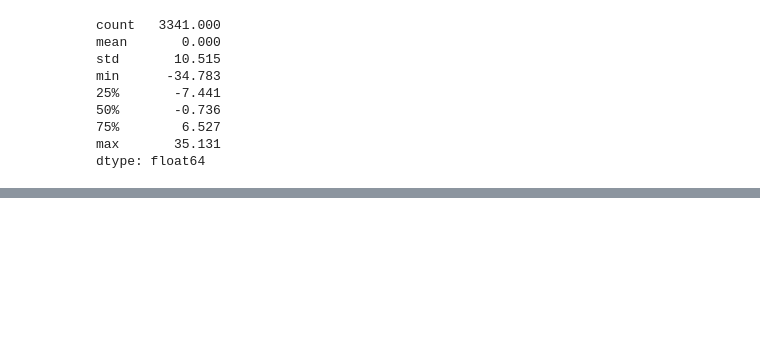
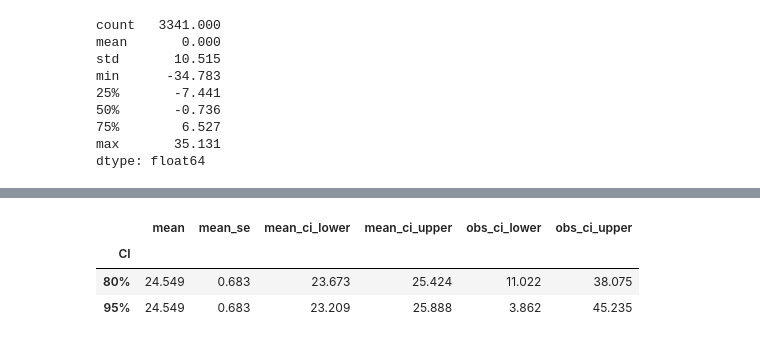
Before and after one commit to nxfern/DA3_Assignment_1, a Jupyter notebook: DA3_Assignment_1_NF.ipynb, the cells around one changed output, grey strips where cells are left out. Saved outputs shown, nothing was run; the diff lists cells and outputs as text; code cells hidden in the pictures; blank space fills up the shorter version.

```diff
--- a/DA3_Assignment_1_NF.ipynb
+++ b/DA3_Assignment_1_NF.ipynb
@@ -460,0 +503,27 @@ dtype: float64
+# %%
+# Changing union membership to no and running prediction
+pv2 = pd.DataFrame(pd.Series({
+    "age":35,
+    "agesq":35**2,
+    "female":1,
+    "no_degree":0,
+    "associate":0,
+    "higher_edu":0,
+    "black":1,
+    "asian":0,
+    "unionmme":0,
+    "hrwage":np.nan,
+})).T
+
+p2_95 = reg3.get_prediction(pv2).summary_frame()
+p2_80 = reg3.get_prediction(pv2).summary_frame(alpha=.2)
+
+df2 = pd.concat([p2_95, p2_80], axis=0, keys=['95%', '80%']).reset_index().groupby('level_0').value_counts().reset_index()
+df2.drop(columns=['level_1', 'count'], inplace=True)
+df2.rename(columns={'level_0': 'CI'}, inplace=True)
+df2.set_index('CI')
+# %% [output]
+|  | mean | mean_se | mean_ci_lower | mean_ci_upper | obs_ci_lower | obs_ci_upper |
+| CI |  |  |  |  |  |  |
+| 80% | 24.549 | 0.683 | 23.673 | 25.424 | 11.022 | 38.075 |
+| 95% | 24.549 | 0.683 | 23.209 | 25.888 | 3.862 | 45.235 |
```
Also changed, not shown: parts of 12 cells of this notebook.
